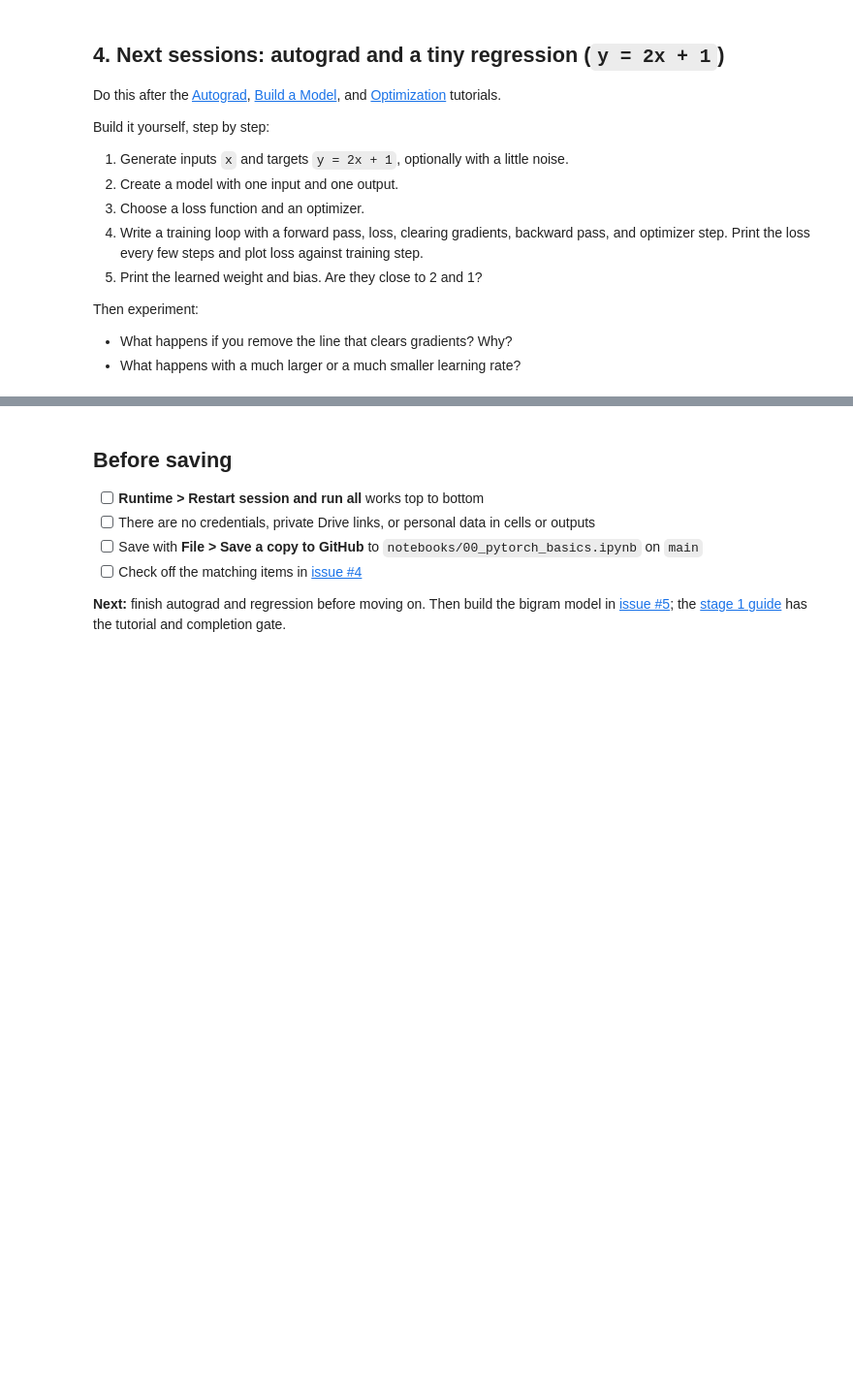
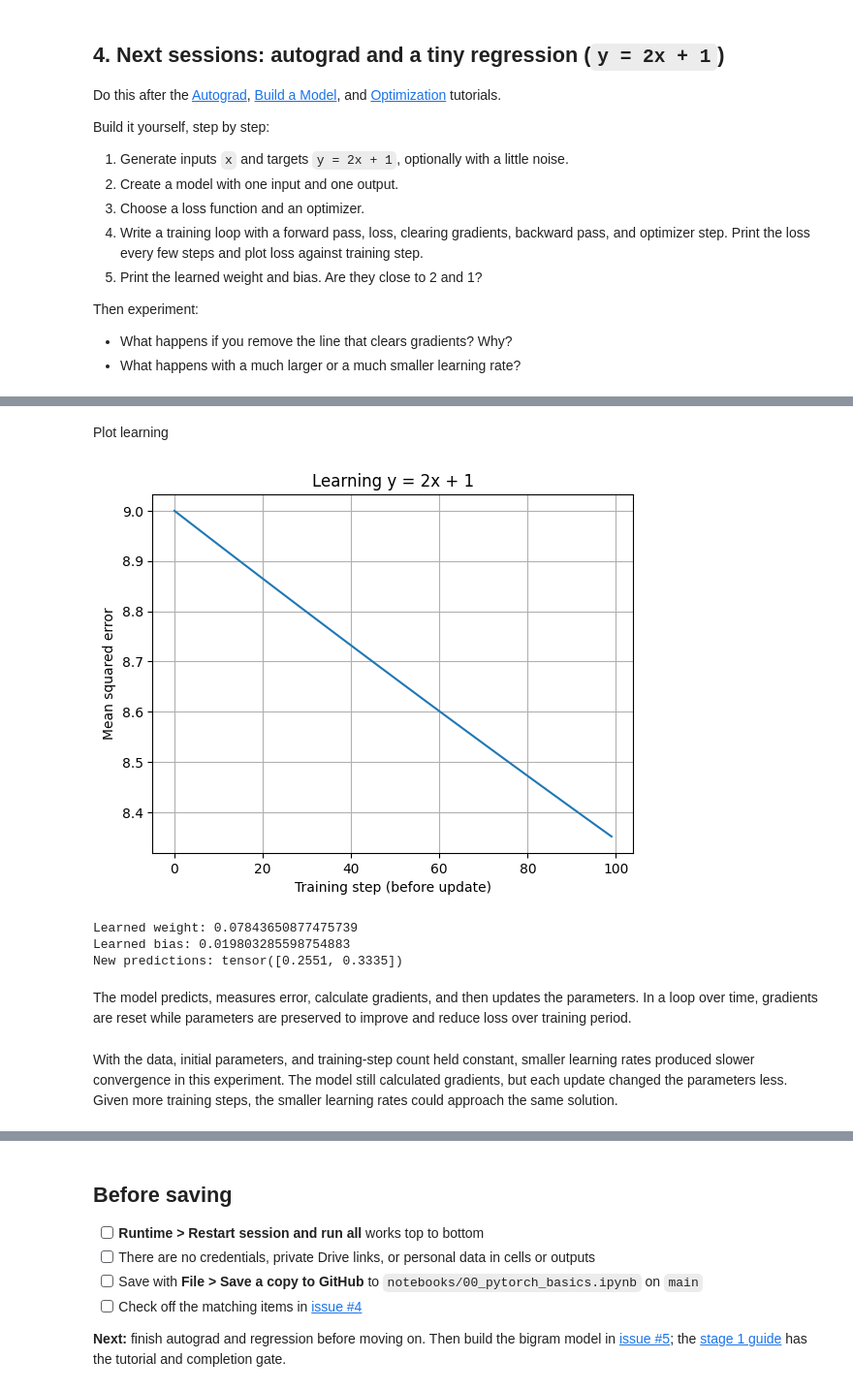
Before and after one commit to sidagarwal-labs/LLMs, a Jupyter notebook: notebooks/00_pytorch_basics.ipynb, the cells around one changed output, grey strips where cells are left out. Shown at 97% size. Saved outputs shown, nothing was run; the diff lists cells and outputs as text; code cells hidden in the pictures; blank space fills up the shorter version.

Commit message:
Move completed PyTorch notebook into notebooks
Co-authored-by: Copilot <223556219+Copilot@users.noreply.github.com>

```diff
--- a/notebooks/00_pytorch_basics.ipynb
+++ b/notebooks/00_pytorch_basics.ipynb
@@ -95,0 +254,11 @@ Answer without copying the tutorial text:
+# %%
+# Your code here
+import torch
+
+x = torch.tensor([-2.0, -1.0, 0.0, 1.0, 2.0])
+target = 2 * x + 1
+
+weight = torch.tensor(0.0, requires_grad=True)
+bias = torch.tensor(0.0, requires_grad=True)
+
+optimizer = torch.optim.SGD([weight, bias], lr=0.1)
@@ -95,0 +300,11 @@ Answer without copying the tutorial text:
+# %%
+import torch
+
+x = torch.tensor([-2.0, -1.0, 0.0, 1.0, 2.0])
+target = 2 * x + 1
+
+weight = torch.tensor(0.0, requires_grad=True)
+bias = torch.tensor(0.0, requires_grad=True)
+
+optimizer = torch.optim.SGD([weight, bias], lr=0.0001)
+loss_history = []
@@ -95,0 +313,14 @@ Answer without copying the tutorial text:
+# %%
+for step in range(100):
+    optimizer.zero_grad()
+
+    prediction = weight * x + bias
+    loss = ((prediction - target) ** 2).mean()
+
+    loss_history.append(loss.item())
+
+    if step % 20 == 0:
+        print(f"Step {step:3d} | loss = {loss.item():.6g}")
+
+    loss.backward()
+    optimizer.step()
@@ -95,0 +333,30 @@ Answer without copying the tutorial text:
+# %% [markdown]
+Plot learning
+# %%
+import matplotlib.pyplot as plt
+
+plt.plot(loss_history)
+plt.xlabel("Training step (before update)")
+plt.ylabel("Mean squared error")
+plt.title("Learning y = 2x + 1")
+plt.grid(True)
+plt.show()
+# %% [output]
+[figure, added]
+# %%
+print("Learned weight:", weight.item())
+print("Learned bias:", bias.item())
+
+with torch.no_grad():
+    new_x = torch.tensor([3.0, 4.0])
+    new_predictions = weight * new_x + bias
+
+print("New predictions:", new_predictions)
+# %% [output]
+Learned weight: 0.07843650877475739
+Learned bias: 0.019803285598754883
+New predictions: tensor([0.2551, 0.3335])
+# %% [markdown]
+The model predicts, measures error, calculate gradients, and then updates the parameters. In a loop over time, gradients are reset while parameters are preserved to improve and reduce loss over training period.
+# %% [markdown]
+With the data, initial parameters, and training-step count held constant, smaller learning rates produced slower convergence in this experiment. The model still calculated gradients, but each update changed the parameters less. Given more training steps, the smaller learning rates could approach the same solution.
```
Also changed, not shown: parts of 37 cells of this notebook, 2 other files.
